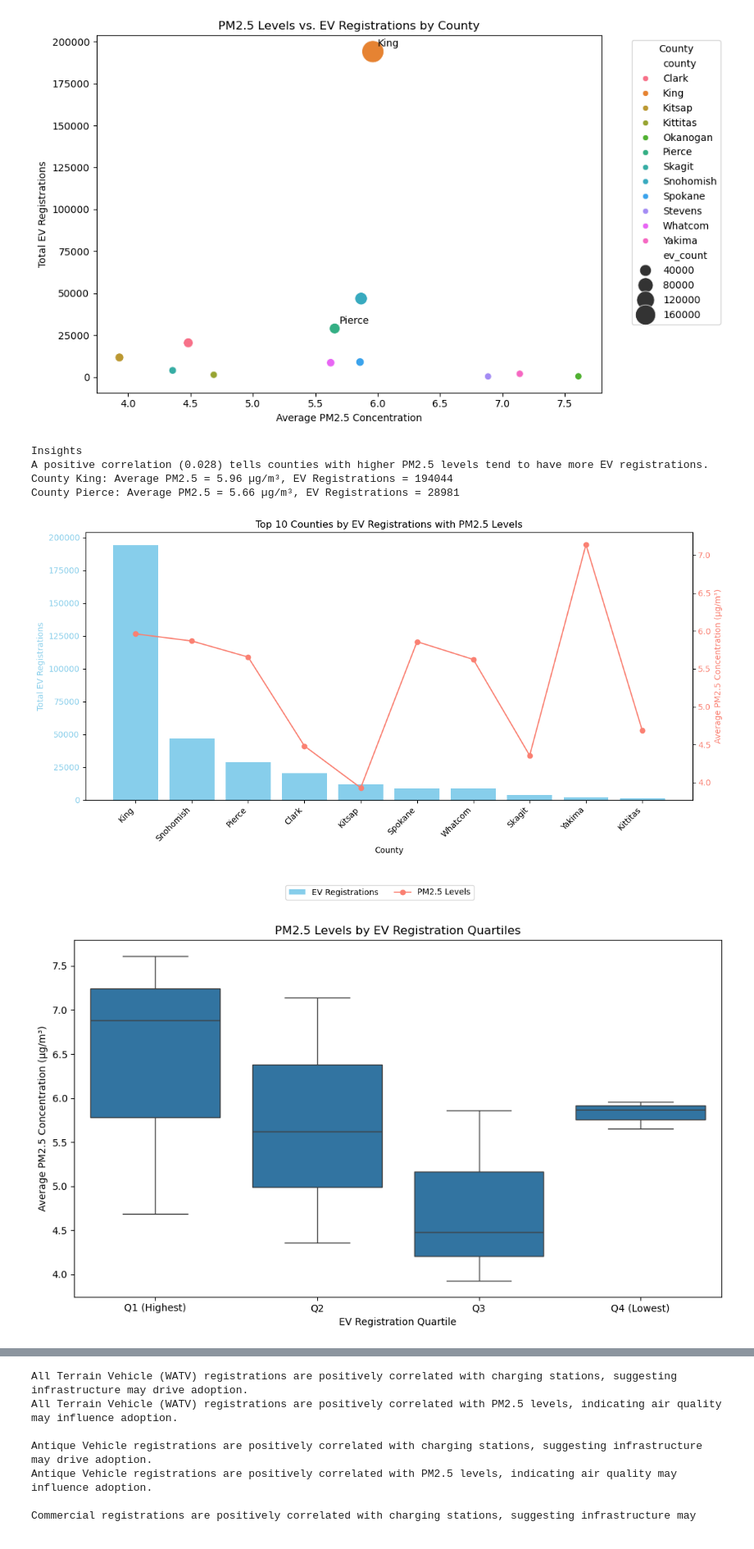
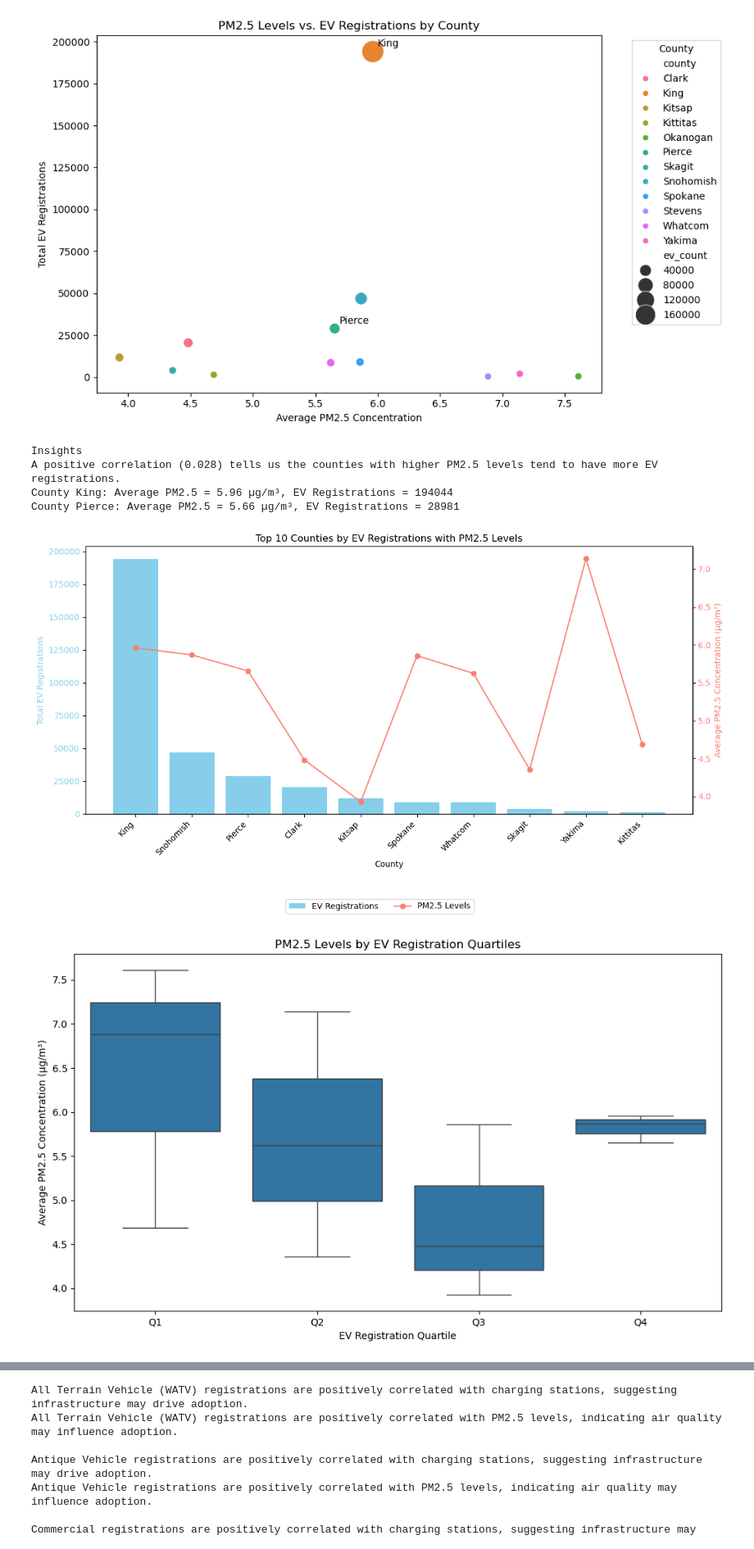
Before and after one commit to x23364394/Environmenatal_impact_of_EV_adoption, a Jupyter notebook: Group_Q_Clean_Data_Merge.ipynb, the cells around one changed output, grey strips where cells are left out. Shown at 82% size. Saved outputs shown, nothing was run; the diff lists cells and outputs as text; code cells hidden in the pictures.

```diff
--- a/Group_Q_Clean_Data_Merge.ipynb
+++ b/Group_Q_Clean_Data_Merge.ipynb
@@ -478,9 +462,9 @@ plt.show()
 # %%
 print("Insights")
 if corr > 0:
-    print(f"A positive correlation ({corr:.3f}) tells counties with higher PM2.5 levels tend to have more EV registrations.")
+    print(f"A positive correlation ({corr:.3f}) tells us the counties with higher PM2.5 levels tend to have more EV registrations.")
 elif corr < 0:
-    print(f"A negative correlation ({corr:.3f}) tells counties with higher PM2.5 levels tend to have fewer EV registrations.")
+    print(f"A negative correlation ({corr:.3f}) tells us the counties with higher PM2.5 levels tend to have fewer EV registrations.")
 else:
     print("No significant correlation")
 
@@ -491,45 +475,42 @@ for county in key_counties:
         pm25 = county_data['pollutant_mean'].iloc[0]
         ev_count = county_data['ev_count'].iloc[0]
         print(f"County {county}: Average PM2.5 = {pm25:.2f} µg/m³, EV Registrations = {ev_count}")
-
-# Save merged data for reference
-merged_df.to_csv('pm25_ev_county_analysis.csv', index=False)
 # %% [output]
 Insights
-A positive correlation (0.028) tells counties with higher PM2.5 levels tend to have more EV registrations.
+A positive correlation (0.028) tells us the counties with higher PM2.5 levels tend to have more EV registrations.
 County King: Average PM2.5 = 5.96 µg/m³, EV Registrations = 194044
 County Pierce: Average PM2.5 = 5.66 µg/m³, EV Registrations = 28981
 # %%
 top_10_counties = merged_df.nlargest(10, 'ev_count')
 fig, ax1 = plt.subplots(figsize=(12, 6))
 
 # Plot EV registrations
 ax1.bar(top_10_counties['county'], top_10_counties['ev_count'], color='skyblue', label='EV Registrations')
 ax1.set_xlabel('County')
 ax1.set_ylabel('Total EV Registrations', color='skyblue')
 ax1.tick_params(axis='y', labelcolor='skyblue')
 ax1.set_xticklabels(top_10_counties['county'], rotation=45, ha='right')
 ax2 = ax1.twinx()
 ax2.plot(top_10_counties['county'], top_10_counties['pollutant_mean'], color='salmon', marker='o', label='PM2.5 Levels')
 ax2.set_ylabel('Average PM2.5 Concentration (µg/m³)', color='salmon')
 ax2.tick_params(axis='y', labelcolor='salmon')
 
 plt.title('Top 10 Counties by EV Registrations with PM2.5 Levels')
 fig.legend(loc='upper center', bbox_to_anchor=(0.5, -0.05), ncol=2)
 plt.tight_layout()
 plt.show()
 
-merged_df['ev_quartile'] = pd.qcut(merged_df['ev_count'], 4, labels=['Q1 (Highest)', 'Q2', 'Q3', 'Q4 (Lowest)'])
+merged_df['ev_quartile'] = pd.qcut(merged_df['ev_count'], 4, labels=['Q1', 'Q2', 'Q3', 'Q4'])
 plt.figure(figsize=(10, 6))
 sns.boxplot(x='ev_quartile', y='pollutant_mean', data=merged_df)
 plt.title('PM2.5 Levels by EV Registration Quartiles')
 plt.xlabel('EV Registration Quartile')
 plt.ylabel('Average PM2.5 Concentration (µg/m³)')
 plt.tight_layout()
 plt.show()
 # %% [output]
 [figure]
-[figure, old version]
+[figure, new version]
 # %%
 data = {
     'county': ['Kitsap', 'King', 'Pierce', 'Island', 'Spokane', 'San Juan', 'Thurston', 'Clark', 'Benton', 'Kittitas'],
```
Also changed, not shown: parts of 10 cells of this notebook.
